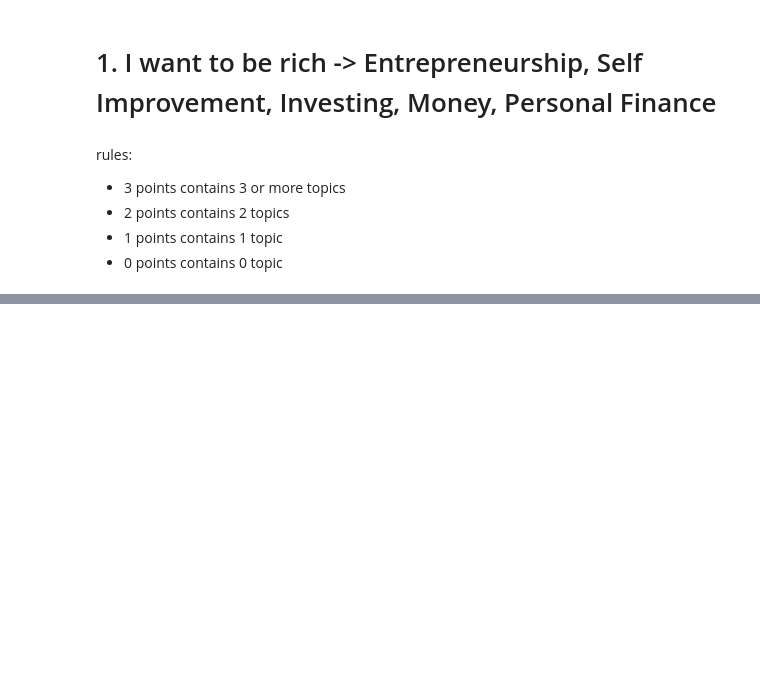
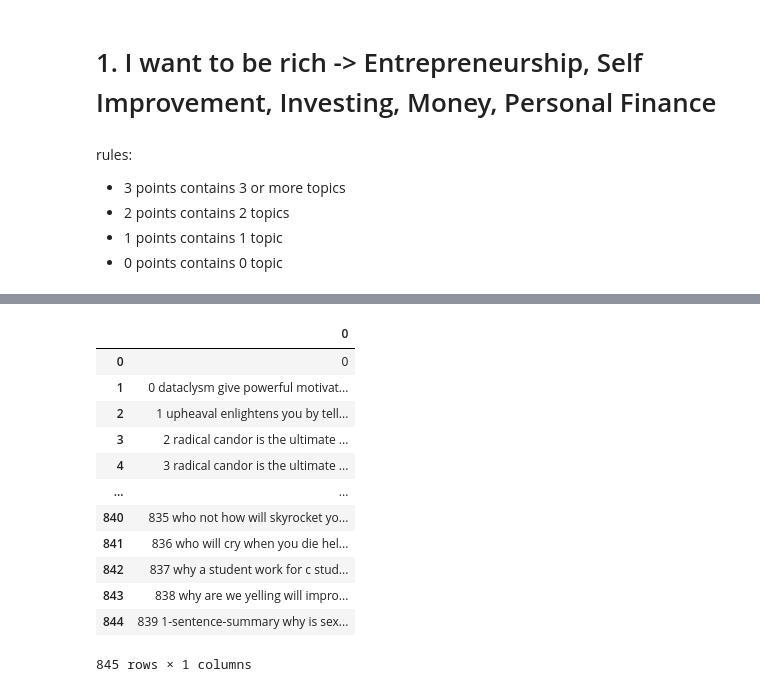
Before and after one commit to elaineye117/book_search_and_recommendation, a Jupyter notebook: 650data.ipynb, the cells around one changed output, grey strips where cells are left out. Drawn from its saved outputs; the diff is of its cells as text; code cells hidden in the pictures; blank space fills up the shorter version.

Commit message:
update all, try to return book name

```diff
--- a/650data.ipynb
+++ b/650data.ipynb
@@ -249,0 +287,21 @@ annotation.to_csv(file_name)
+# %%
+other_character = ['','“','”',"'s",'!','``','’',"'",' ',',', '.', '-', '(', ')', '/', ':', "n't", '[', ']',';', '?', '<', '>']
+s_2a = set(other_character)
+wordnet_lemmatizer = WordNetLemmatizer()
+def clean_word_2a(file):
+    cleaned = nltk.word_tokenize(file.lower())
+    cleaned = [i.strip(string.punctuation) for i in cleaned]
+    cleaned_list = []
+    for i in cleaned:
+        if i not in s_2a:
+            cleaned_list.append(i)
+    cleaned_list = [wordnet_lemmatizer.lemmatize(i) for i in cleaned_list]
+    return cleaned_list
+# %%
+wiki_list = [clean_word_2a(i) for i in wiki_3]
+# %%
+s = ' '
+a_list = []
+for i in wiki_list:
+    a = s.join(i)
+    a_list.append(a)
@@ -249,0 +328,17 @@ annotation.to_csv(file_name)
+# %%
+wew = pd.DataFrame(a_list)
+wew
+# %% [output]
+|  | 0 |
+| 0 | 0 |
+| 1 | 0 dataclysm give powerful motivat... |
+| 2 | 1 upheaval enlightens you by tell... |
+| 3 | 2 radical candor is the ultimate ... |
+| 4 | 3 radical candor is the ultimate ... |
+| ... | ... |
+| 840 | 835 who not how will skyrocket yo... |
+| 841 | 836 who will cry when you die hel... |
+| 842 | 837 why a student work for c stud... |
+| 843 | 838 why are we yelling will impro... |
+| 844 | 839 1-sentence-summary why is sex... |
+845 rows × 1 columns
```
Also changed, not shown: parts of 22 cells of this notebook, 14 other files.
